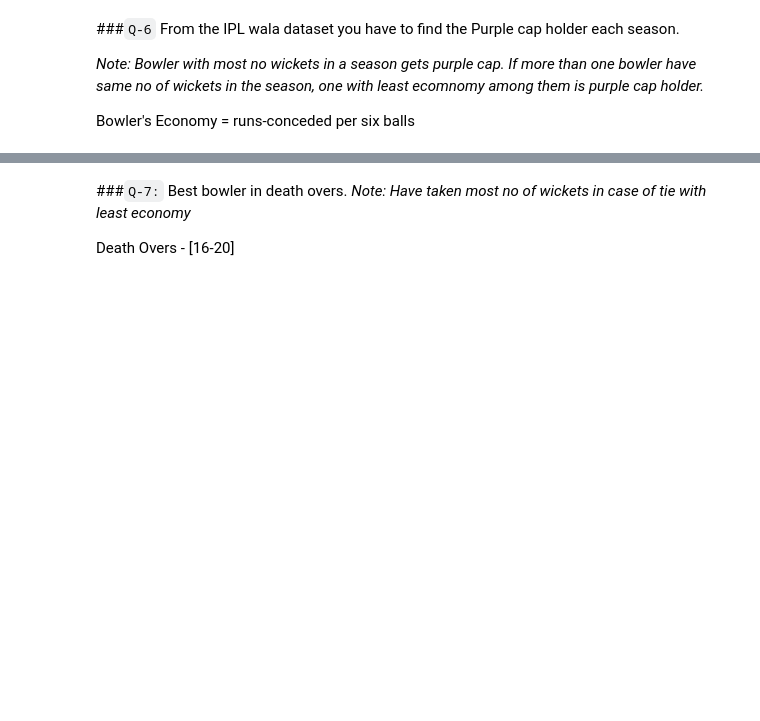
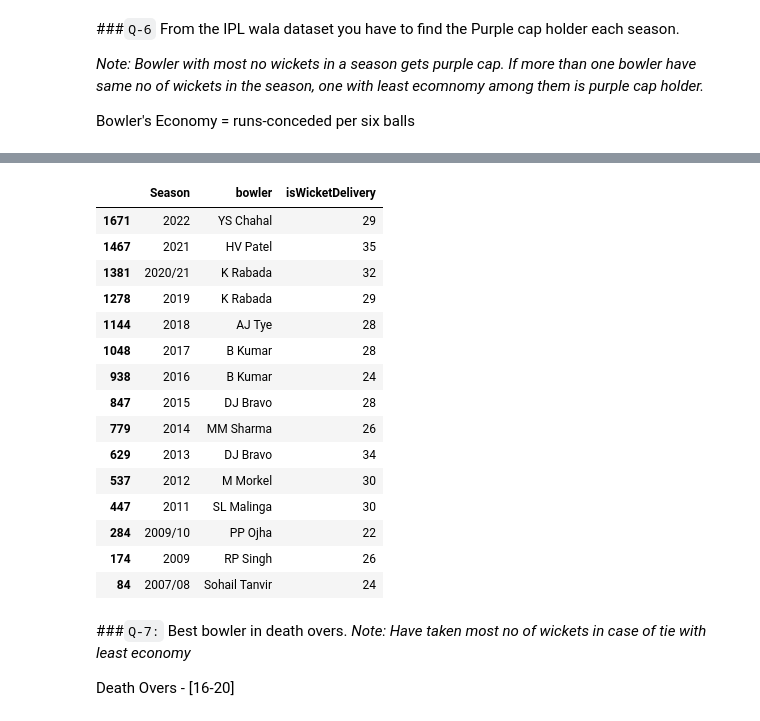
Before and after one commit to singhbhaskar360/Python_ML, a Jupyter notebook: Merging_session_20_task.ipynb, the cells around one changed output, grey strips where cells are left out. Cells and saved outputs as stored; diff of their text form; code cells hidden in the pictures; blank space fills up the shorter version.

```diff
--- a/Merging_session_20_task.ipynb
+++ b/Merging_session_20_task.ipynb
@@ -158,0 +154,2 @@ ipl_d.head(1)
+# %%
+ipl_f=ipl_bbb.merge(ipl_m,how='left',left_on='ID',right_on='ID')
@@ -159,3 +168,24 @@ ipl_d.head(1)
+# %%
+ipl_p_cap=ipl_f.groupby(['Season','bowler'])
+# %%
+ipl_p_cap['isWicketDelivery'].sum().reset_index().sort_values('isWicketDelivery',ascending=False).drop_duplicates(subset=['Season'],keep='first').sort_values('Season',ascending=False)
+# %% [output]
+|  | Season | bowler | isWicketDelivery |
+| 1671 | 2022 | YS Chahal | 29 |
+| 1467 | 2021 | HV Patel | 35 |
+| 1381 | 2020/21 | K Rabada | 32 |
+| 1278 | 2019 | K Rabada | 29 |
+| 1144 | 2018 | AJ Tye | 28 |
+| 1048 | 2017 | B Kumar | 28 |
+| 938 | 2016 | B Kumar | 24 |
+| 847 | 2015 | DJ Bravo | 28 |
+| 779 | 2014 | MM Sharma | 26 |
+| 629 | 2013 | DJ Bravo | 34 |
+| 537 | 2012 | M Morkel | 30 |
+| 447 | 2011 | SL Malinga | 30 |
+| 284 | 2009/10 | PP Ojha | 22 |
+| 174 | 2009 | RP Singh | 26 |
+| 84 | 2007/08 | Sohail Tanvir | 24 |
 # %% [markdown]
 ###`Q-7:` Best bowler in death overs.
 *Note: Have taken most no of wickets in case of tie with least economy*
```
Also changed, not shown: parts of 2 cells of this notebook.
